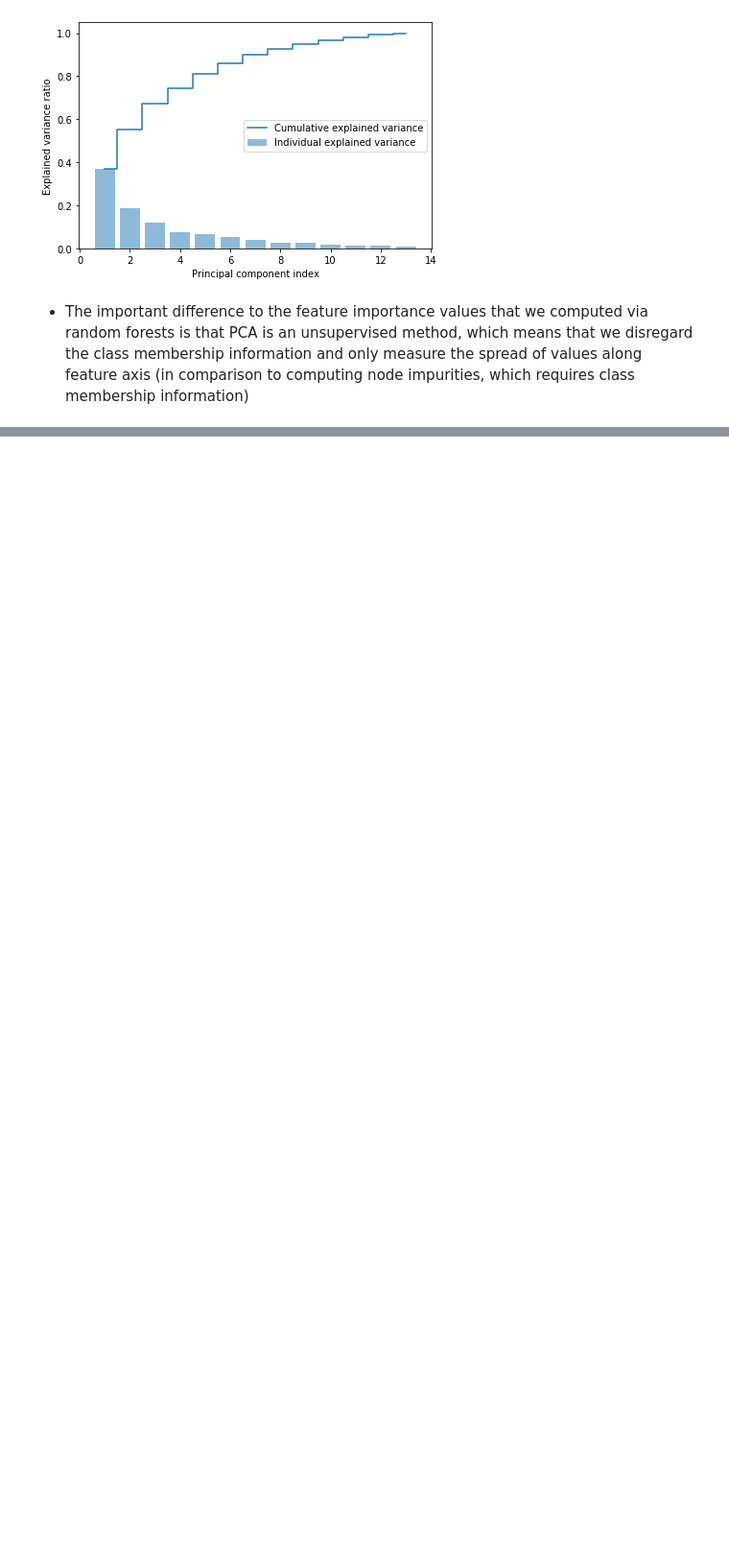
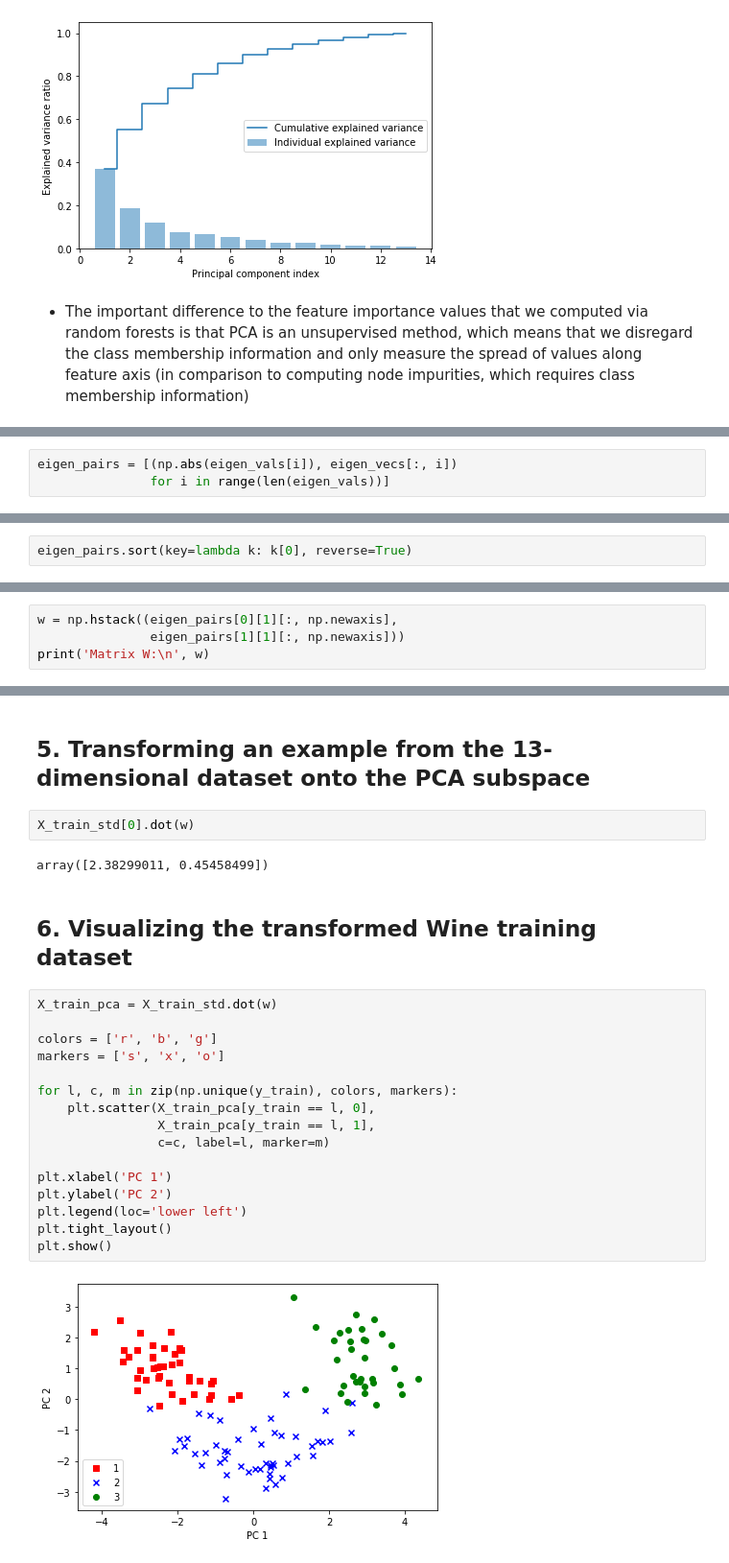
Before and after one commit to yonsken/python-ml-exercises, a Jupyter notebook: chapter_exercises/chapter_5/dimensionality_reduction.ipynb, the cells around one changed output, grey strips where cells are left out. Shown: that part at 96% size. Cells and saved outputs as stored; diff of their text form; blank space fills up the shorter version.

```diff
--- a/chapter_exercises/chapter_5/dimensionality_reduction.ipynb
+++ b/chapter_exercises/chapter_5/dimensionality_reduction.ipynb
@@ -133,0 +135,3 @@ plt.show()
+# %%
+eigen_pairs = [(np.abs(eigen_vals[i]), eigen_vecs[:, i])
+               for i in range(len(eigen_vals))]
@@ -133,0 +140,2 @@ plt.show()
+# %%
+eigen_pairs.sort(key=lambda k: k[0], reverse=True)
@@ -133,0 +146,4 @@ plt.show()
+# %%
+w = np.hstack((eigen_pairs[0][1][:, np.newaxis],
+               eigen_pairs[1][1][:, np.newaxis]))
+print('Matrix W:\n', w)
@@ -133,0 +165,26 @@ plt.show()
+# %% [markdown]
+## 5. Transforming an example from the 13-dimensional dataset onto the PCA subspace
+# %%
+X_train_std[0].dot(w)
+# %% [output]
+array([2.38299011, 0.45458499])
+# %% [markdown]
+## 6. Visualizing the transformed Wine training dataset
+# %%
+X_train_pca = X_train_std.dot(w)
+
+colors = ['r', 'b', 'g']
+markers = ['s', 'x', 'o']
+
+for l, c, m in zip(np.unique(y_train), colors, markers):
+    plt.scatter(X_train_pca[y_train == l, 0],
+                X_train_pca[y_train == l, 1],
+                c=c, label=l, marker=m)
+
+plt.xlabel('PC 1')
+plt.ylabel('PC 2')
+plt.legend(loc='lower left')
+plt.tight_layout()
+plt.show()
+# %% [output]
+[figure, added]
```
Also changed, not shown: parts of 12 cells of this notebook.
